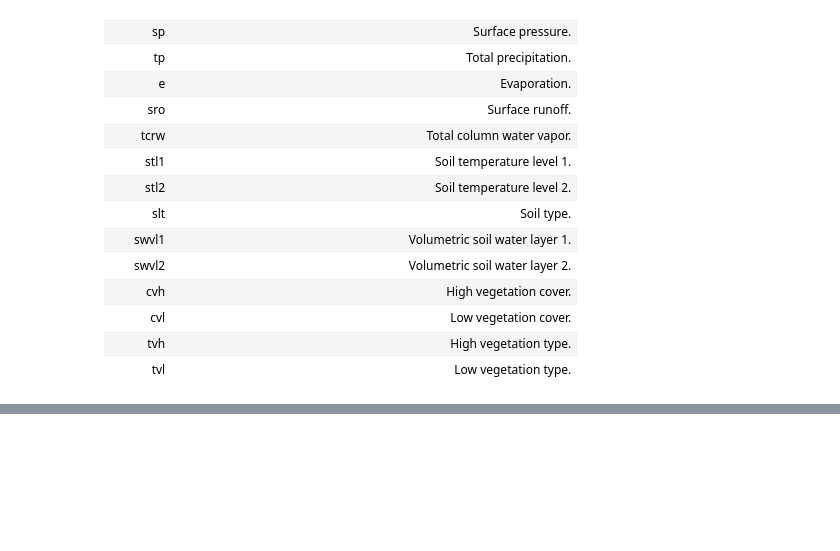
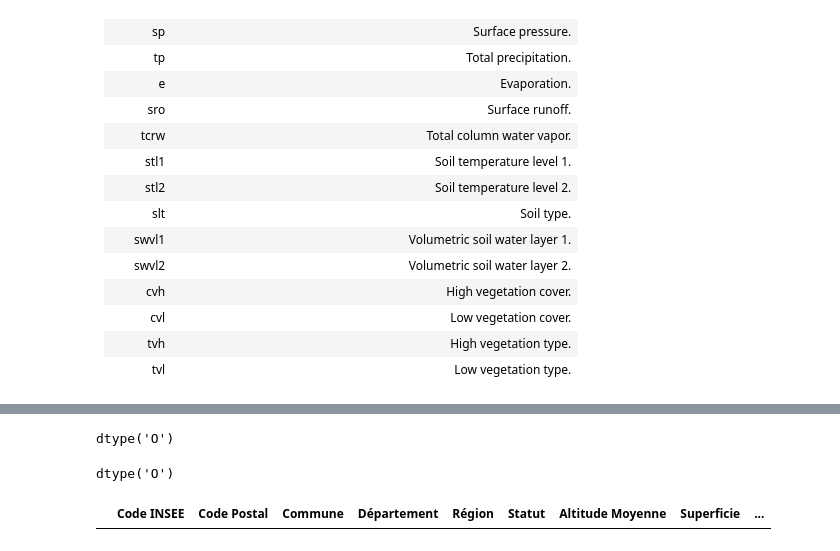
Before and after one commit to yrahan/catnat, a Jupyter notebook: notebooks/3_feature_engineering/02_large_decrees_weather_location.ipynb, the cells around one changed output, grey strips where cells are left out. Drawn from its saved outputs; the diff is of its cells as text; code cells hidden in the pictures; blank space fills up the shorter version.

```diff
--- a/notebooks/3_feature_engineering/02_large_decrees_weather_location.ipynb
+++ b/notebooks/3_feature_engineering/02_large_decrees_weather_location.ipynb
@@ -215,0 +301,12 @@ df_decrees.head()
+# %%
+df_drought_yearly['insee'].dtypes
+# %% [output]
+dtype('O')
+# %%
+df_communes_location['Code INSEE'].dtypes
+# %% [output]
+dtype('O')
+# %%
+df_communes_location[df_communes_location['Code INSEE'].str.strip()=='1339']
+# %% [output]
+|  | Code INSEE | Code Postal | Commune | Département | Région | Statut | Altitude Moyenne | Superficie | ... |
```
Also changed, not shown: parts of 20 cells of this notebook.
